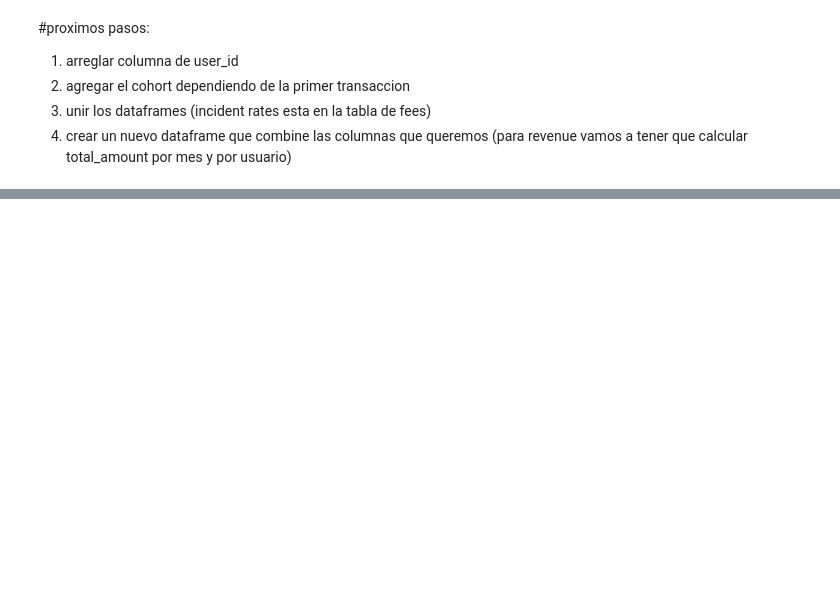
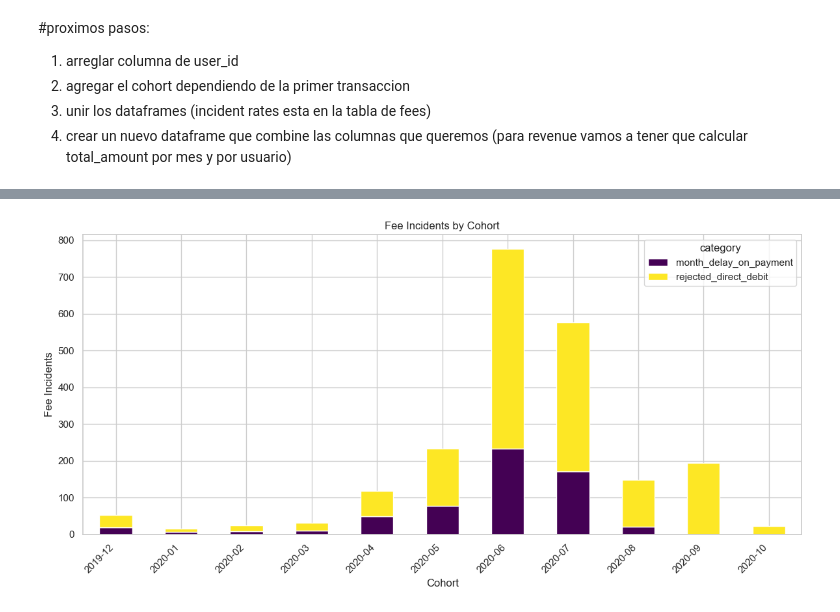
Before and after one commit to jorgeberrizbeitia/project-ironhack-payments-en, a Jupyter notebook: EDA.ipynb, the cells around one changed output, grey strips where cells are left out. Cells and saved outputs as stored; diff of their text form; code cells hidden in the pictures; blank space fills up the shorter version.

```diff
--- a/EDA.ipynb
+++ b/EDA.ipynb
@@ -164,0 +266,24 @@ feesdf[feesdf["total_amount"] != 5.0]
+# %%
+pivot = incident_feed.pivot_table(
+    index='cohort',
+    columns='category',
+    values='fee_id',
+    aggfunc='count'
+).fillna(0)
+
+pivot.plot(
+    kind='bar',
+    stacked=True,
+    colormap='viridis',
+    figsize=(12, 6)
+)
+plt.title("Fee Incidents by Cohort")
+plt.xlabel("Cohort")
+plt.ylabel("Fee Incidents")
+plt.xticks(rotation=45, ha='right')
+plt.tight_layout()
+plt.show()
+
+#! por que hay tan pocos incidentes en 2020-10 cuando hay muchos cash requests
+# %% [output]
+[figure, added]
```
Also changed, not shown: parts of 29 cells of this notebook.
